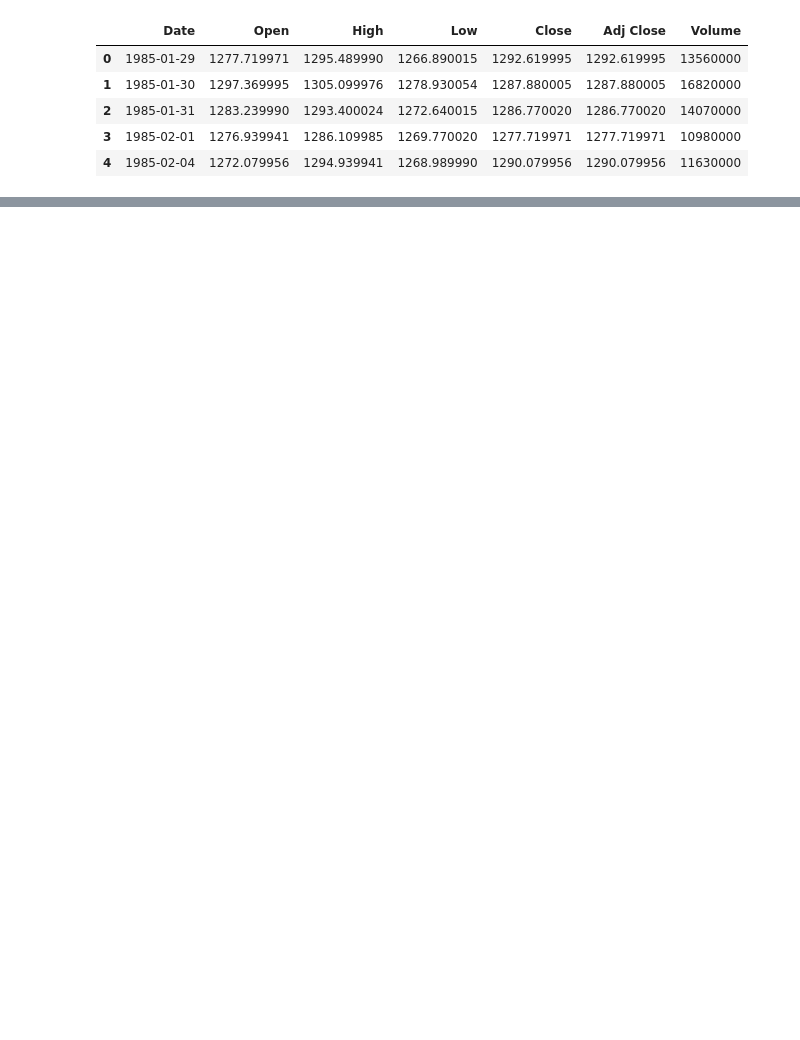
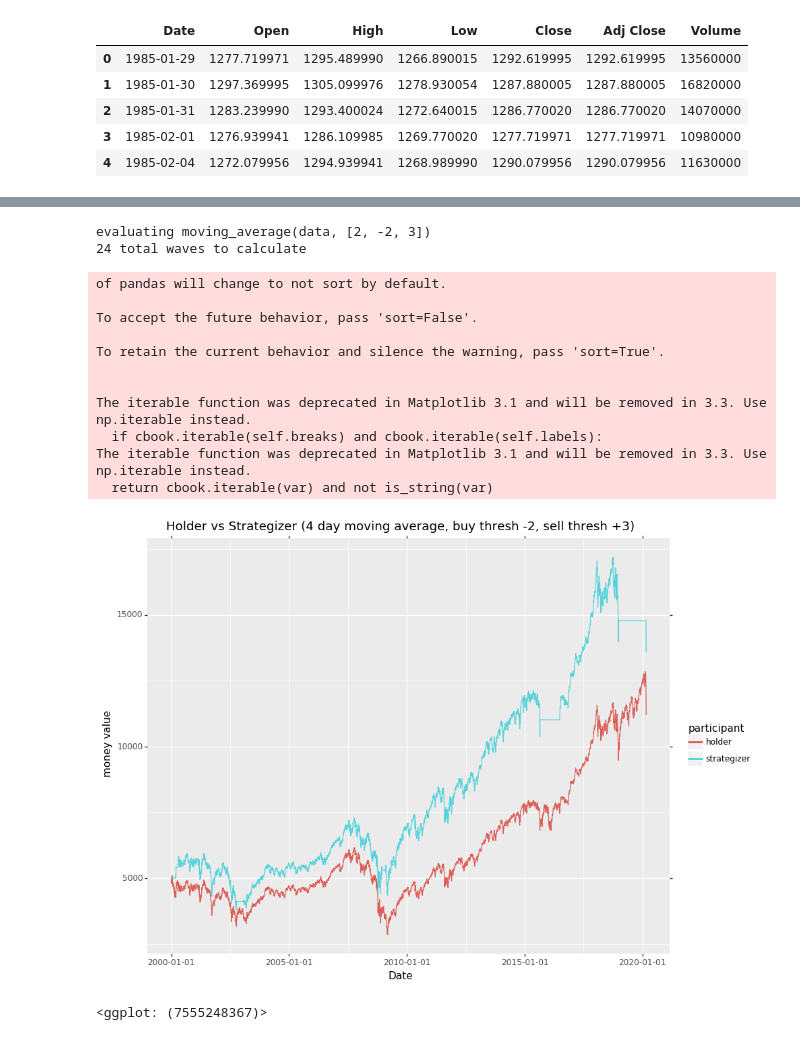
Before and after one commit to jmaddalena/market_strategizing, a Jupyter notebook: market_strategizing.ipynb, the cells around one changed output, grey strips where cells are left out. Drawn from its saved outputs; the diff is of its cells as text; code cells hidden in the pictures; blank space fills up the shorter version.

```diff
--- a/market_strategizing.ipynb
+++ b/market_strategizing.ipynb
@@ -88,20 +60,0 @@ ValueError: The truth value of a Series is ambiguous. Use a.empty, a.bool(), a.i
-# %%
-buying = strategizer.loc[strategizer['moving_average'] <= buy_perc_thresh]
-buying['transaction_type'] = "buy"
-selling = strategizer.loc[strategizer['moving_average'] >= sell_perc_thresh]
-selling['transaction_type'] = "sell"
-
-transactions = pd.concat([buying, selling]).sort_values('Date')
-
-curr_value = starting_amount
-
-money_type = "cash"
-
-for date in transactions['Date']:
-
-    row_df = transactions.loc[transactions['Date'] == date].reset_index()
-
-    if (row_df['transaction_type'][0] == "buy") & (money_type == "cash"):
-        start_shares = curr_value/row_df["Close"]
-        holder['shares_value'] = holder['Close']*start_shares
-        holder['percent_gain'] = 100*holder['shares_value']/starting_amount
@@ -177 +287,28 @@ new_strategizer.head()
+# %%
+strategizer_ma = strategizer_results(index_dates, "moving_average", [2, -2, 3])
+
+holder['participant'] = "holder"
+strategizer_ma['participant'] = "strategizer"
+
+plot_data = pd.concat([holder, strategizer_ma])
+
+(p9.ggplot(plot_data, p9.aes(x = "Date", y = "money_value", color = "participant")) +
+p9.labs(y = "money value", title = "Holder vs Strategizer (4 day moving average, buy thresh -2, sell thresh +3)") +
+p9.geom_line())
+# %% [output]
+evaluating moving_average(data, [2, -2, 3])
+24 total waves to calculate
+of pandas will change to not sort by default.
+
+To accept the future behavior, pass 'sort=False'.
+
+To retain the current behavior and silence the warning, pass 'sort=True'.
+
+
+The iterable function was deprecated in Matplotlib 3.1 and will be removed in 3.3. Use np.iterable instead.
+  if cbook.iterable(self.breaks) and cbook.iterable(self.labels):
+The iterable function was deprecated in Matplotlib 3.1 and will be removed in 3.3. Use np.iterable instead.
+  return cbook.iterable(var) and not is_string(var)
+[figure, added]
+<ggplot: (7555248367)>
 # %%
```
Also changed, not shown: parts of 17 cells of this notebook.
